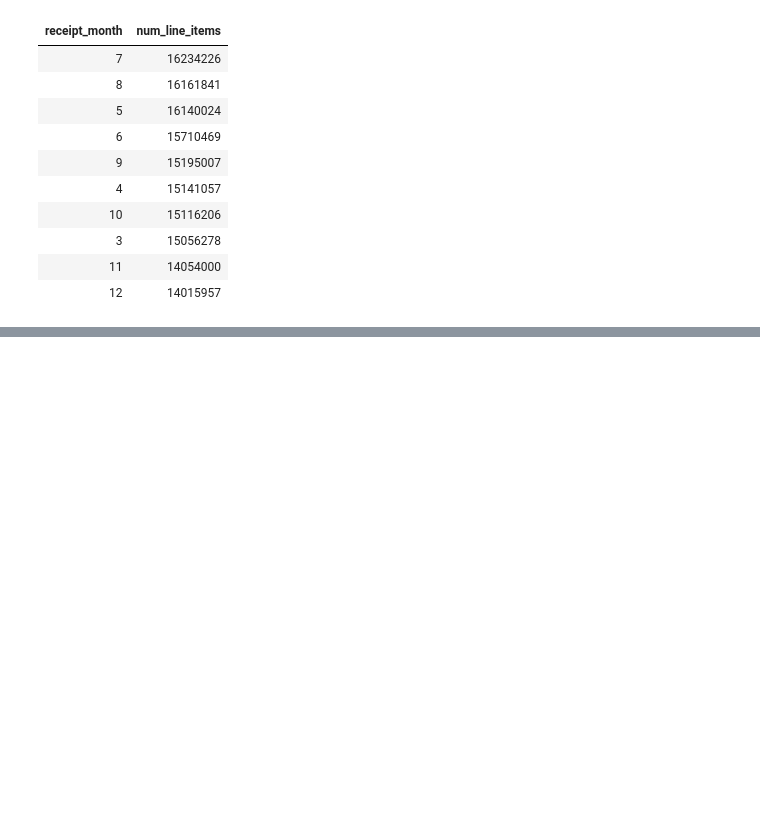
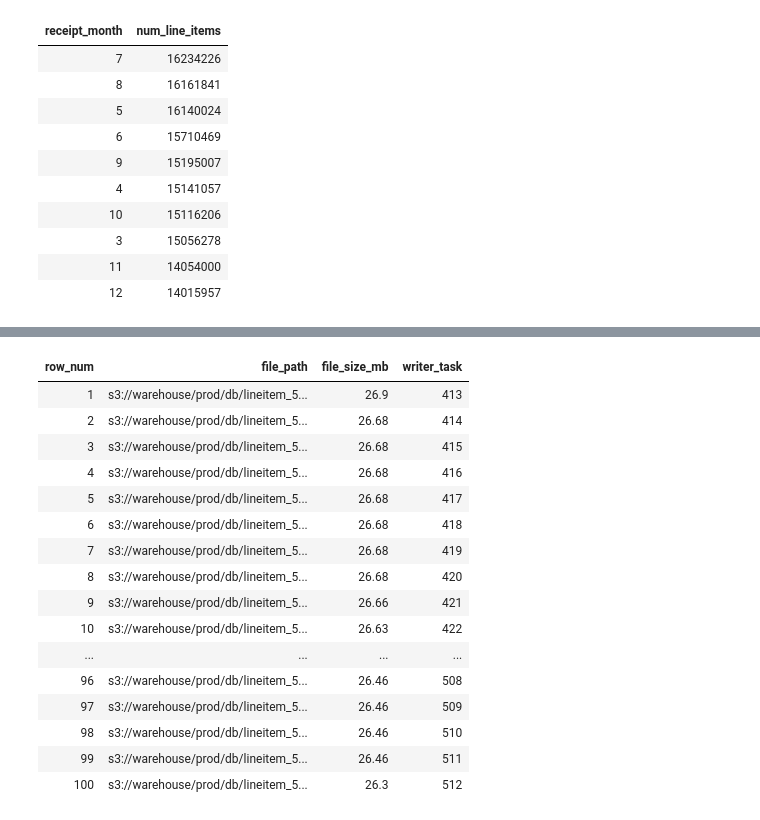
Before and after one commit to josephmachado/spark_iceberg_file_size_deep_dive, a Jupyter notebook: notebooks/worksheet.ipynb, the cells around one changed output, grey strips where cells are left out. Saved outputs shown, nothing was run; the diff lists cells and outputs as text; code cells hidden in the pictures; blank space fills up the shorter version.

```diff
--- a/notebooks/worksheet.ipynb
+++ b/notebooks/worksheet.ipynb
@@ -260,0 +224,15 @@ Why are the inputs only 7MB, when the files are 512MB?
+# %%
+%%sql
+SELECT
+  ROW_NUMBER() OVER (
+    ORDER BY
+      file_path
+  ) AS row_num,
+  file_path,
+  ROUND(file_size_in_bytes / (1024 * 1024), 2) AS file_size_mb,
+  split(file_path, '-')[1] AS writer_task
+FROM
+  prod.db.lineitem_512mb_part_size.files
+ORDER BY
+  2, 3
+# %% [output]
@@ -260,0 +244,17 @@ Why are the inputs only 7MB, when the files are 512MB?
+| row_num | file_path | file_size_mb | writer_task |
+| 1 | s3://warehouse/prod/db/lineitem_5... | 26.9 | 413 |
+| 2 | s3://warehouse/prod/db/lineitem_5... | 26.68 | 414 |
+| 3 | s3://warehouse/prod/db/lineitem_5... | 26.68 | 415 |
+| 4 | s3://warehouse/prod/db/lineitem_5... | 26.68 | 416 |
+| 5 | s3://warehouse/prod/db/lineitem_5... | 26.68 | 417 |
+| 6 | s3://warehouse/prod/db/lineitem_5... | 26.68 | 418 |
+| 7 | s3://warehouse/prod/db/lineitem_5... | 26.68 | 419 |
+| 8 | s3://warehouse/prod/db/lineitem_5... | 26.68 | 420 |
+| 9 | s3://warehouse/prod/db/lineitem_5... | 26.66 | 421 |
+| 10 | s3://warehouse/prod/db/lineitem_5... | 26.63 | 422 |
+| ... | ... | ... | ... |
+| 96 | s3://warehouse/prod/db/lineitem_5... | 26.46 | 508 |
+| 97 | s3://warehouse/prod/db/lineitem_5... | 26.46 | 509 |
+| 98 | s3://warehouse/prod/db/lineitem_5... | 26.46 | 510 |
+| 99 | s3://warehouse/prod/db/lineitem_5... | 26.46 | 511 |
+| 100 | s3://warehouse/prod/db/lineitem_5... | 26.3 | 512 |
```
Also changed, not shown: parts of 83 cells of this notebook, 23 other files.
